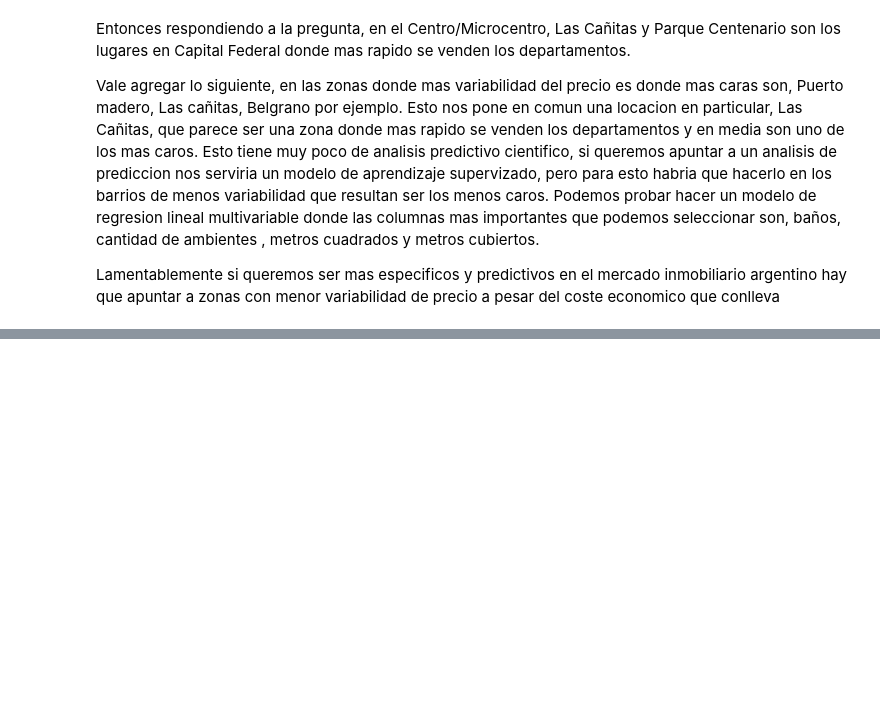
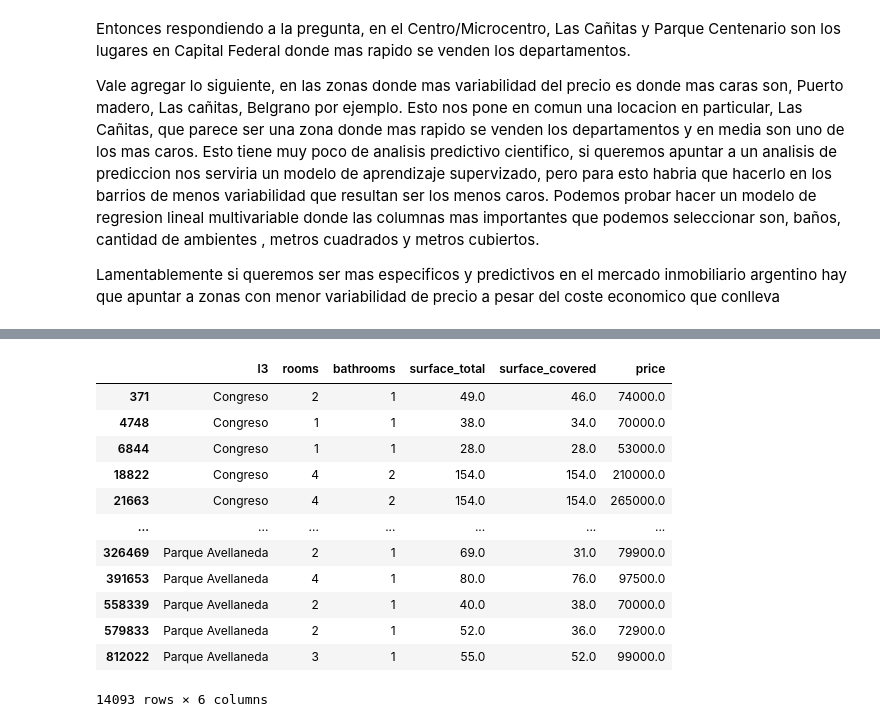
Before and after one commit to Jmgaz/Proyecto_Final_Data_Science, a Jupyter notebook: Proyecto_Final.ipynb, the cells around one changed output, grey strips where cells are left out. Saved outputs shown, nothing was run; the diff lists cells and outputs as text; code cells hidden in the pictures; blank space fills up the shorter version.

```diff
--- a/Proyecto_Final.ipynb
+++ b/Proyecto_Final.ipynb
@@ -457,0 +490,23 @@ Lamentablemente si queremos ser mas especificos y predictivos en el mercado inmo
+# %%
+from sklearn.model_selection import train_test_split
+from sklearn.linear_model import LinearRegression
+from sklearn.metrics import r2_score
+
+lr = LinearRegression()
+
+df_final3 = df_final3.drop(columns=['id','start_date','end_date','l1','l2','price_period','property_type','operation_type','finalizo_anuncio','Tiempo'])
+df_final3
+# %% [output]
+|  | l3 | rooms | bathrooms | surface_total | surface_covered | price |
+| 371 | Congreso | 2 | 1 | 49.0 | 46.0 | 74000.0 |
+| 4748 | Congreso | 1 | 1 | 38.0 | 34.0 | 70000.0 |
+| 6844 | Congreso | 1 | 1 | 28.0 | 28.0 | 53000.0 |
+| 18822 | Congreso | 4 | 2 | 154.0 | 154.0 | 210000.0 |
+| 21663 | Congreso | 4 | 2 | 154.0 | 154.0 | 265000.0 |
+| ... | ... | ... | ... | ... | ... | ... |
+| 326469 | Parque Avellaneda | 2 | 1 | 69.0 | 31.0 | 79900.0 |
+| 391653 | Parque Avellaneda | 4 | 1 | 80.0 | 76.0 | 97500.0 |
+| 558339 | Parque Avellaneda | 2 | 1 | 40.0 | 38.0 | 70000.0 |
+| 579833 | Parque Avellaneda | 2 | 1 | 52.0 | 36.0 | 72900.0 |
+| 812022 | Parque Avellaneda | 3 | 1 | 55.0 | 52.0 | 99000.0 |
+14093 rows × 6 columns
```
Also changed, not shown: parts of 8 cells of this notebook.
